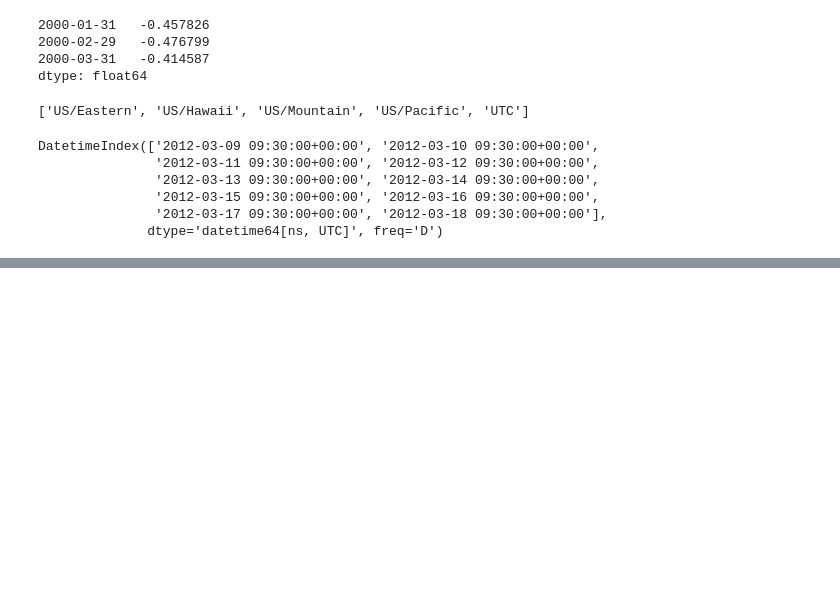
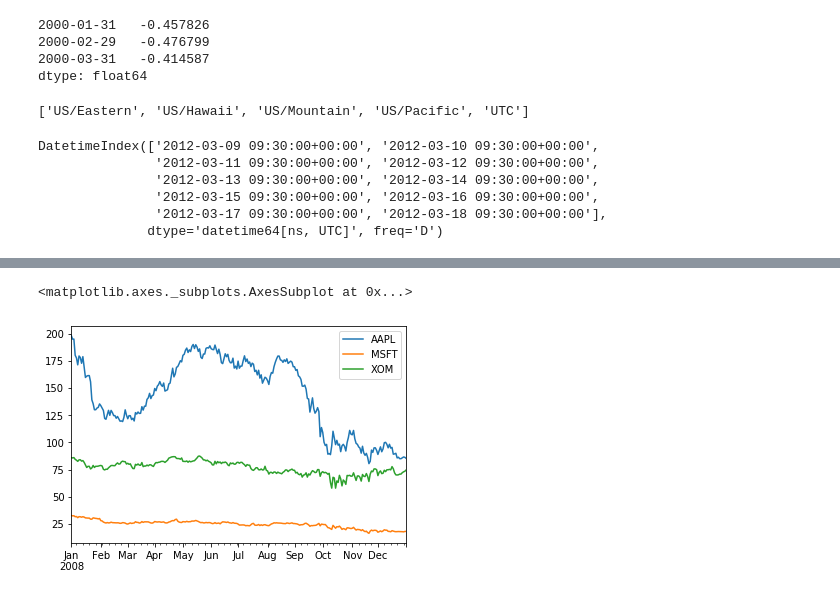
Before and after one commit to SteveHuxtable/Python_prepare_for_work, a Jupyter notebook: python_data_analysis_chap10.ipynb, the cells around one changed output, grey strips where cells are left out. Drawn from its saved outputs; the diff is of its cells as text; code cells hidden in the pictures; blank space fills up the shorter version.

```diff
--- a/python_data_analysis_chap10.ipynb
+++ b/python_data_analysis_chap10.ipynb
@@ -313,0 +602,5 @@ DatetimeIndex(['2012-03-09 09:30:00+00:00', '2012-03-10 09:30:00+00:00',
+# %%
+close_px.loc['2008'].plot()
+# %% [output]
+<matplotlib.axes._subplots.AxesSubplot at 0x...>
+[figure, added]
```
Also changed, not shown: parts of 30 cells of this notebook, 1 other file.
